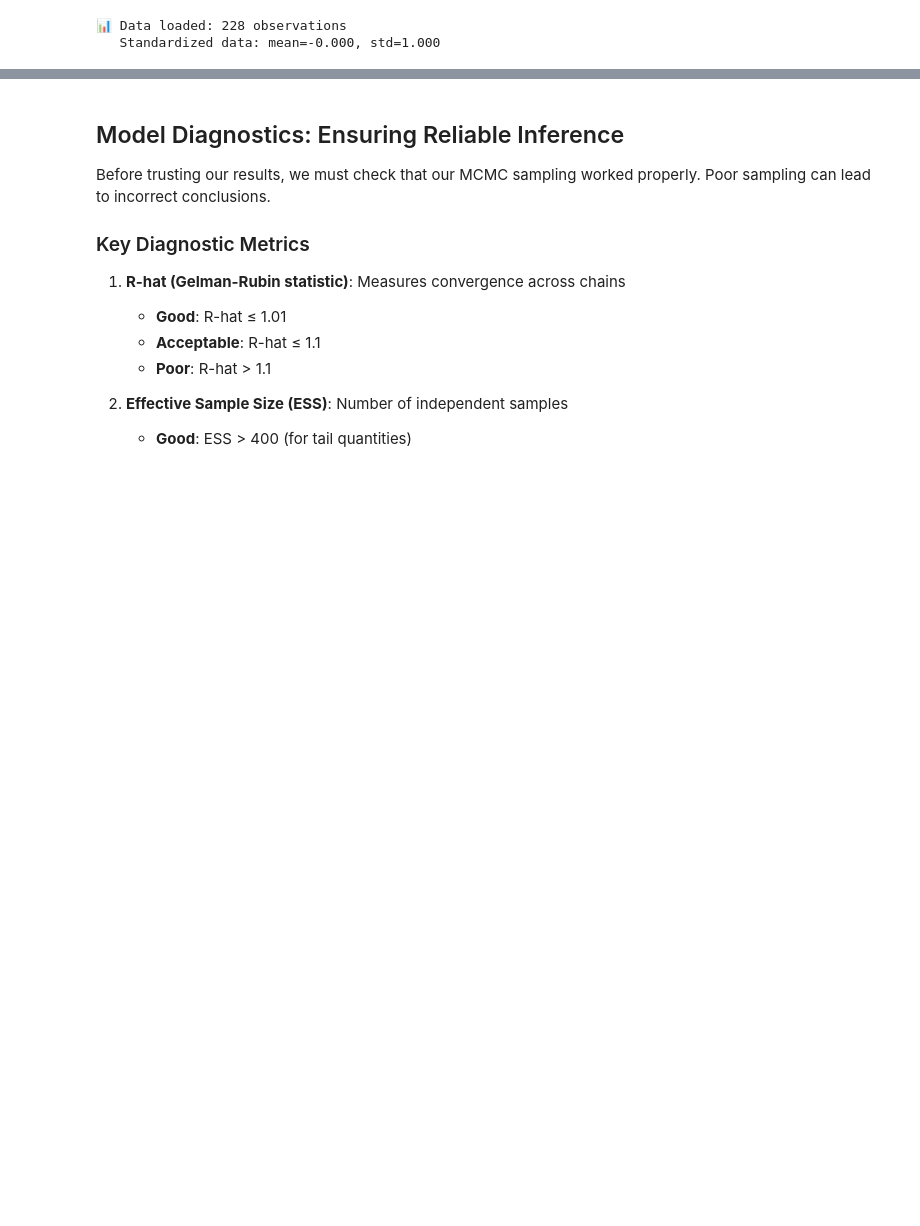
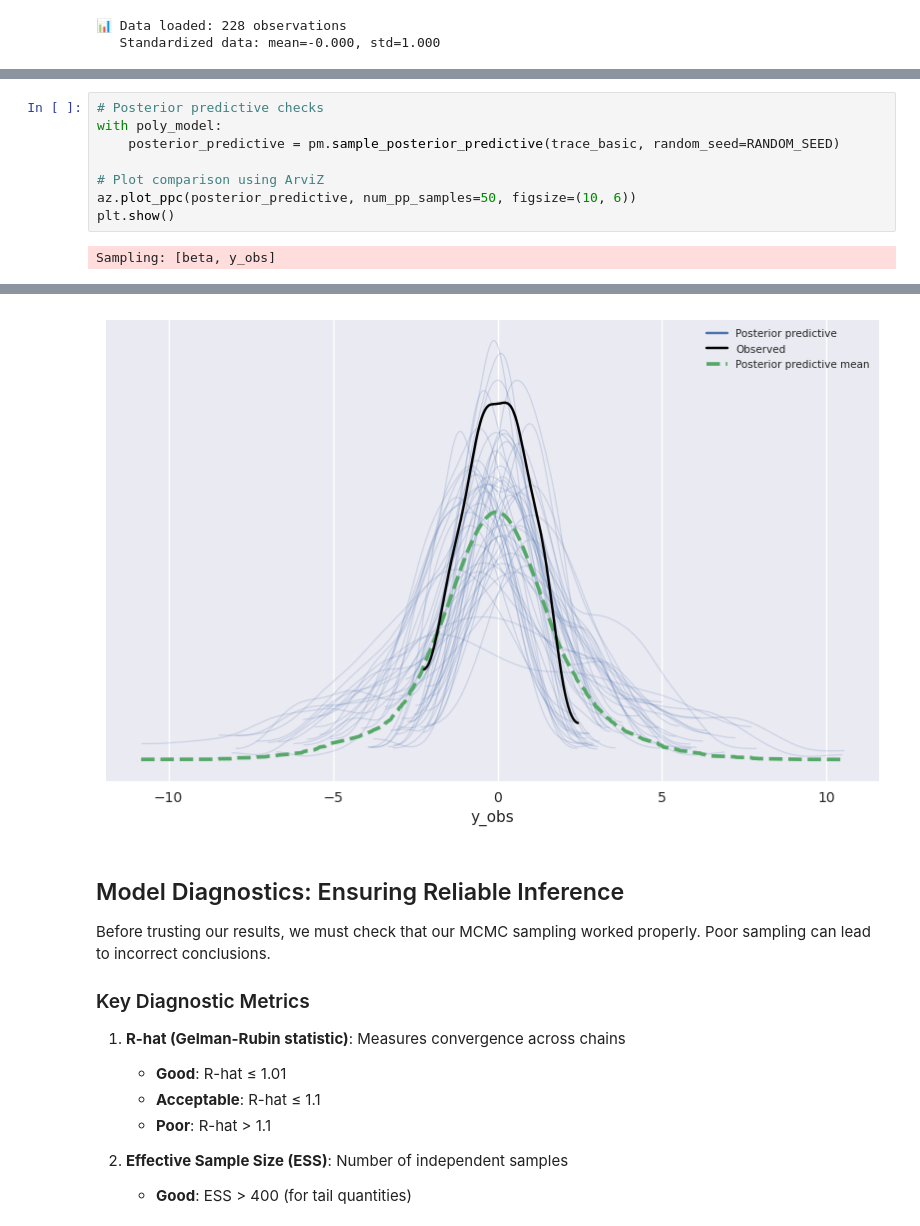
Before and after one commit to Chao-Jen/ts_pydata_london_2025, a Jupyter notebook: notebooks/Section2_Bayesian_Inference_and_PyMC.ipynb, the cells around one changed output, grey strips where cells are left out. Drawn from its saved outputs; the diff is of its cells as text; blank space fills up the shorter version.

```diff
--- a/notebooks/Section2_Bayesian_Inference_and_PyMC.ipynb
+++ b/notebooks/Section2_Bayesian_Inference_and_PyMC.ipynb
@@ -326,0 +378,10 @@ print(f"   more sophisticated time series models that capture temporal dependenc
+# %%
+# Posterior predictive checks
+with poly_model:
+    posterior_predictive = pm.sample_posterior_predictive(trace_basic, random_seed=RANDOM_SEED)
+
+# Plot comparison using ArviZ
+az.plot_ppc(posterior_predictive, num_pp_samples=50, figsize=(10, 6))
+plt.show()
+# %% [output]
+Sampling: [beta, y_obs]
@@ -327,3 +390,4 @@ print(f"   more sophisticated time series models that capture temporal dependenc
+[figure, added]
 # %% [markdown]
 ## Model Diagnostics: Ensuring Reliable Inference
 
```
Also changed, not shown: parts of 20 cells of this notebook, 9 other files.
